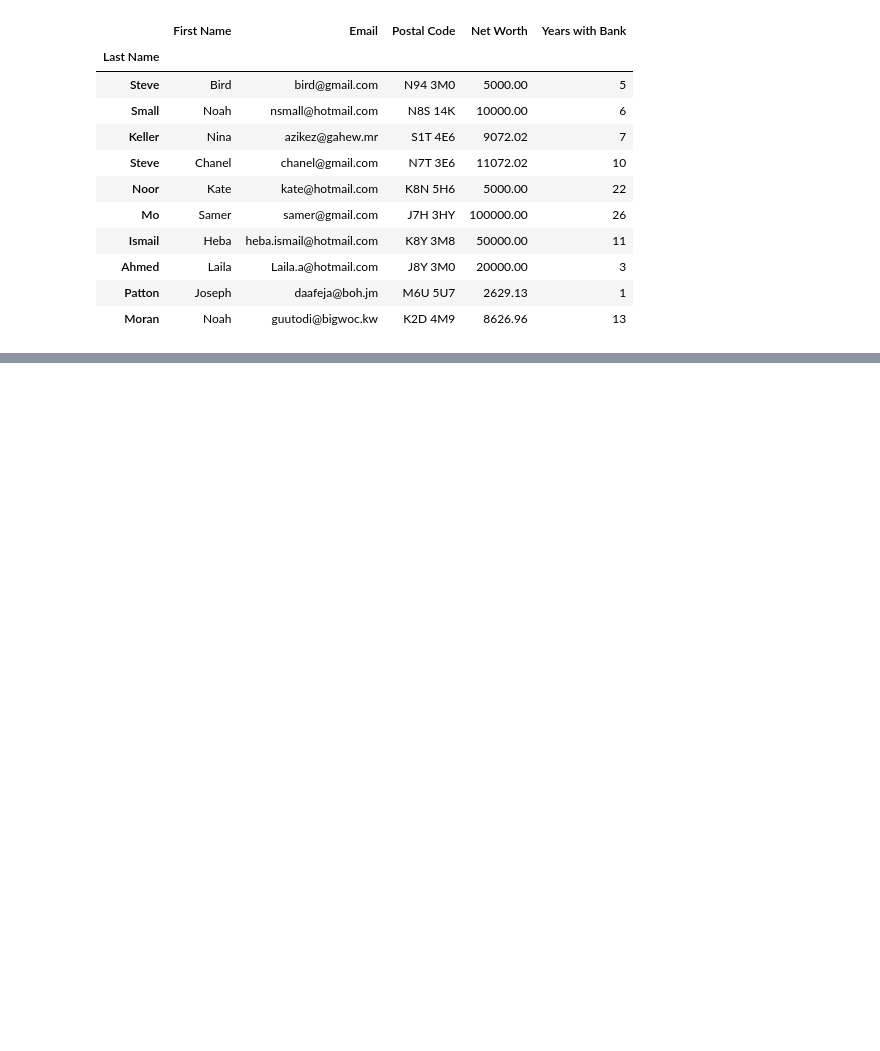
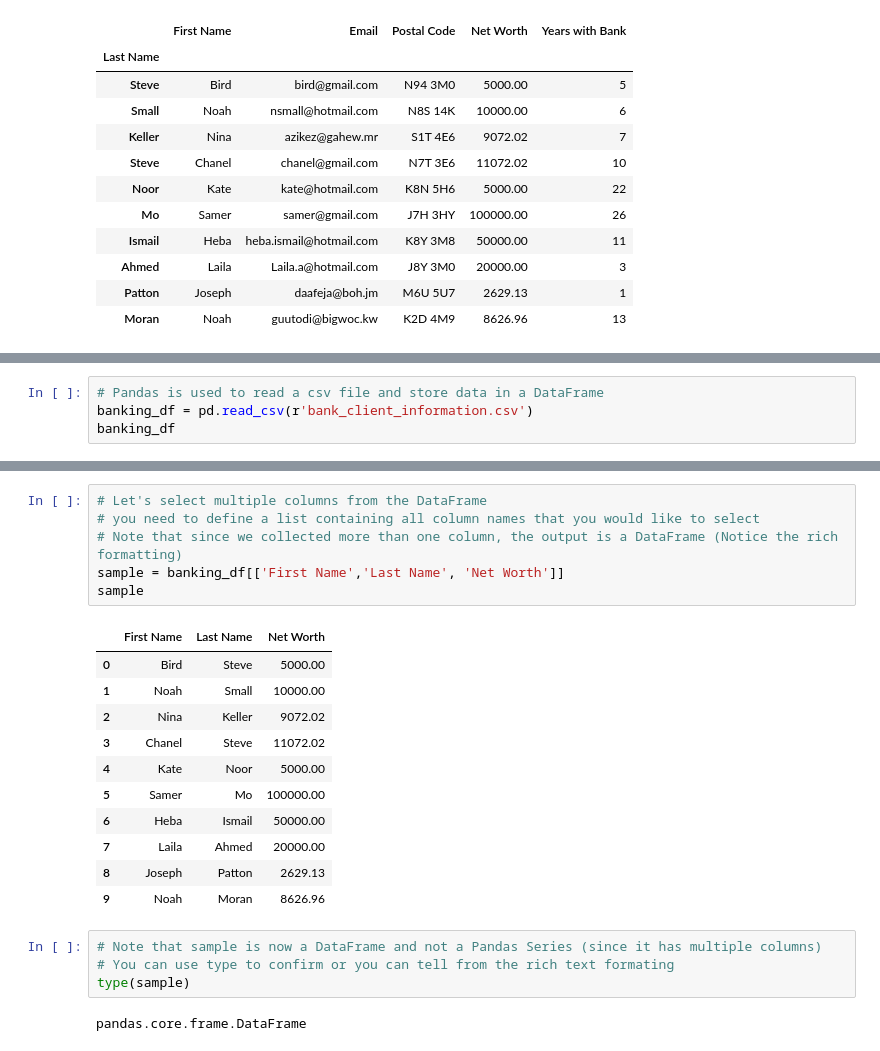
Before and after one commit to niharraju4/Data_Cleaning-Pandas, a Jupyter notebook: Pandas_Series/pandasDataframe.ipynb, the cells around one changed output, grey strips where cells are left out. Drawn from its saved outputs; the diff is of its cells as text; blank space fills up the shorter version.

Commit message:
selectingcolumnstodataframe

```diff
--- a/Pandas_Series/pandasDataframe.ipynb
+++ b/Pandas_Series/pandasDataframe.ipynb
@@ -278,0 +281,4 @@ bank_df
+# %%
+# Pandas is used to read a csv file and store data in a DataFrame
+banking_df = pd.read_csv(r'bank_client_information.csv')
+banking_df
@@ -278,0 +350,24 @@ bank_df
+# %%
+# Let's select multiple columns from the DataFrame
+# you need to define a list containing all column names that you would like to select
+# Note that since we collected more than one column, the output is a DataFrame (Notice the rich formatting)
+sample = banking_df[['First Name','Last Name', 'Net Worth']]
+sample
+# %% [output]
+|  | First Name | Last Name | Net Worth |
+| 0 | Bird | Steve | 5000.00 |
+| 1 | Noah | Small | 10000.00 |
+| 2 | Nina | Keller | 9072.02 |
+| 3 | Chanel | Steve | 11072.02 |
+| 4 | Kate | Noor | 5000.00 |
+| 5 | Samer | Mo | 100000.00 |
+| 6 | Heba | Ismail | 50000.00 |
+| 7 | Laila | Ahmed | 20000.00 |
+| 8 | Joseph | Patton | 2629.13 |
+| 9 | Noah | Moran | 8626.96 |
+# %%
+# Note that sample is now a DataFrame and not a Pandas Series (since it has multiple columns)
+# You can use type to confirm or you can tell from the rich text formating
+type(sample)
+# %% [output]
+pandas.core.frame.DataFrame
```
Also changed, not shown: parts of 10 cells of this notebook.
